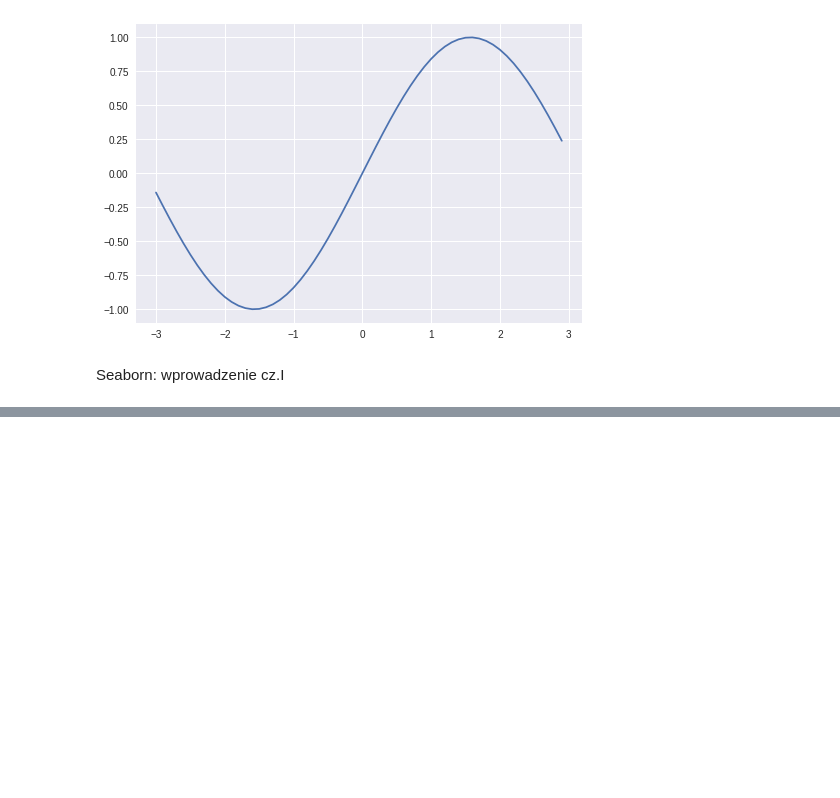
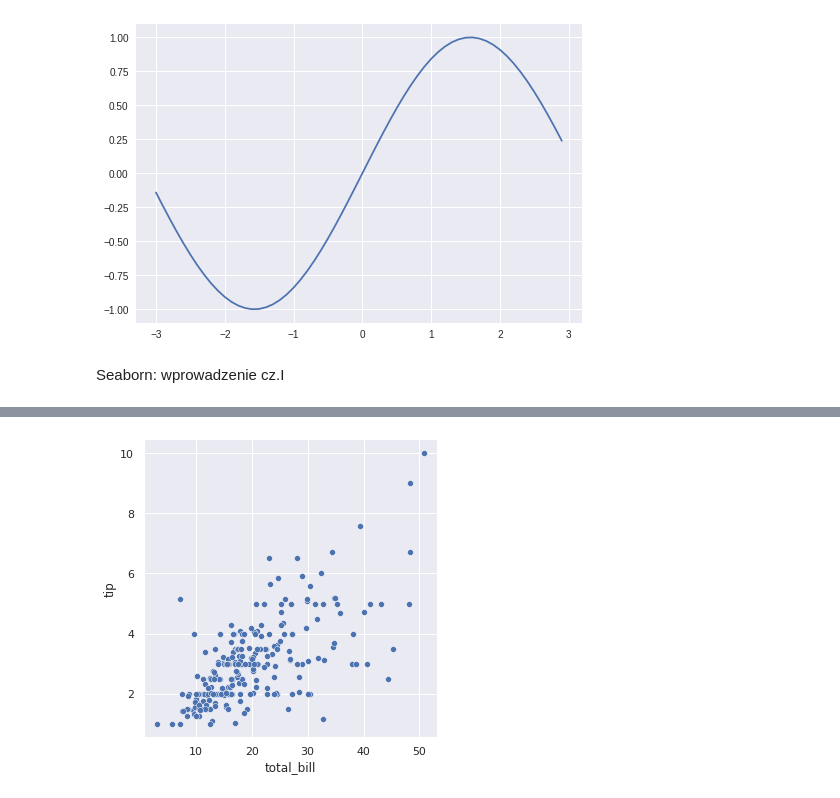
Before and after one commit to martynawl/data-science-bootcamp, a Jupyter notebook: Kopia_notatnika_wizualizacje_danych_py.ipynb, the cells around one changed output, grey strips where cells are left out. Drawn from its saved outputs; the diff is of its cells as text; code cells hidden in the pictures; blank space fills up the shorter version.

```diff
--- a/Kopia_notatnika_wizualizacje_danych_py.ipynb
+++ b/Kopia_notatnika_wizualizacje_danych_py.ipynb
@@ -241,6 +241,8 @@ plt.plot(x, x_sin)
 Seaborn: wprowadzenie cz.I
 # %%
 import numpy as np
-import pansas as pd
+import pandas as pd
 import matplotlib.pyplot as plt
 import seaborn as sns
+sns.set()
+sns.__version__
@@ -246,0 +253,3 @@ import seaborn as sns
+# %%
+df = sns.load_dataset('tips')
+df.head(10)
@@ -246,0 +312,4 @@ import seaborn as sns
+# %%
+_ = sns.relplot(data=df, x='total_bill', y='tip')
+# %% [output]
+[figure, added]
```
Also changed, not shown: parts of 49 cells of this notebook.
